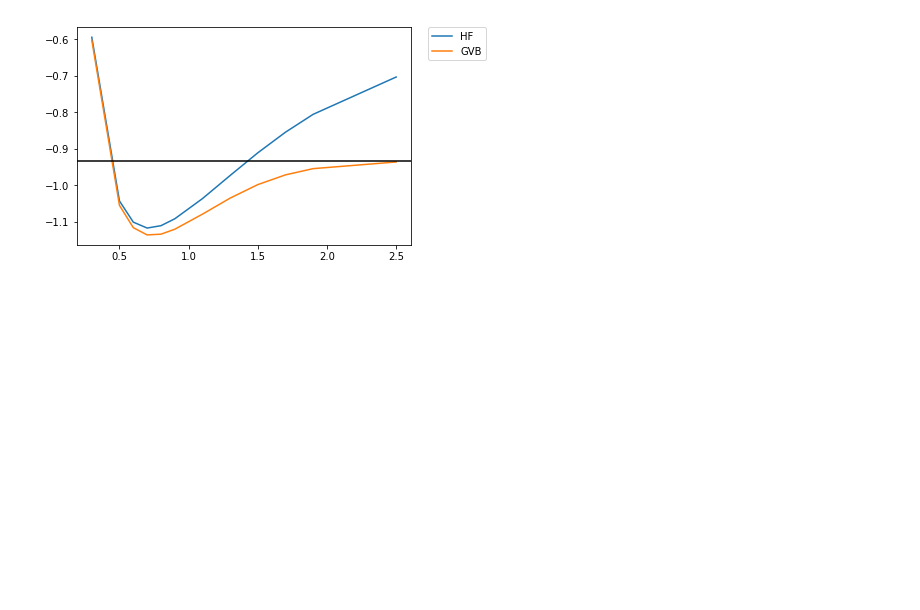
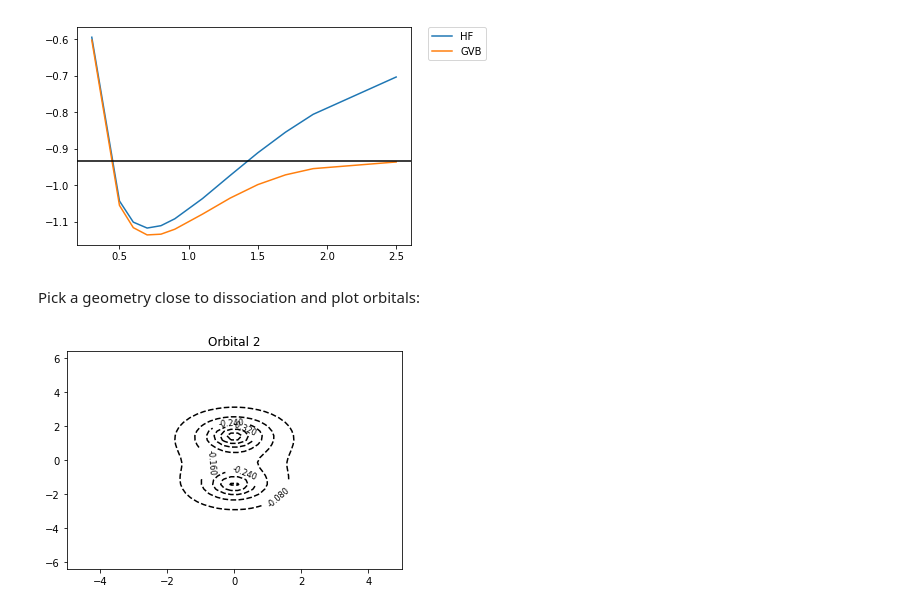
Before and after one commit to rpmuller/pyquante2, a Jupyter notebook: othertests/H2 Dissociation.ipynb, the cells around one changed output. Cells and saved outputs as stored; diff of their text form; code cells hidden in the pictures; blank space fills up the shorter version.

Commit message:
Added contour plotting of GVB orbitals

```diff
--- a/othertests/H2 Dissociation.ipynb
+++ b/othertests/H2 Dissociation.ipynb
@@ -37,3 +37,16 @@ plt.legend(bbox_to_anchor=(1.05, 1), loc=2, borderaxespad=0.)
 # %% [output]
 <matplotlib.legend.Legend at 0x...>
 [figure]
+# %% [markdown]
+Pick a geometry close to dissociation and plot orbitals:
+# %%
+R = 1.5
+h2 = molecule([(1,0,0,-R/2.),(1,0,0,R/2)],units='Angstrom')
+E,orbs = gvb(h2,npair=1,return_orbs=True)
+# %%
+from pyquante2.graphics.contourplot import contourplot
+from pyquante2.basis.basisset import basisset
+bfs = basisset(h2,'sto3g')
+contourplot('xz',h2,orbs[1],bfs,title="Orbital 2")
+# %% [output]
+[figure, added]
```
Also changed, not shown: parts of 2 cells of this notebook.
